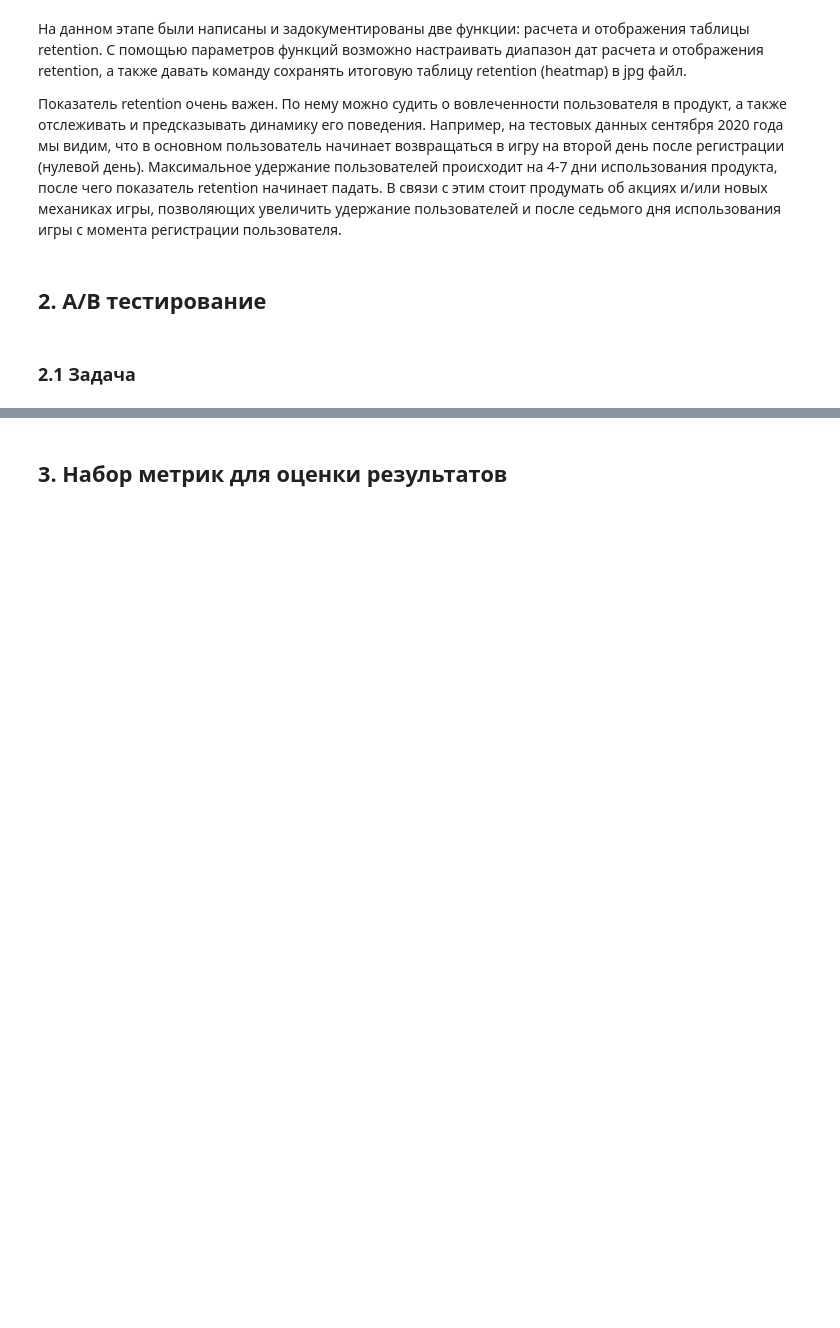
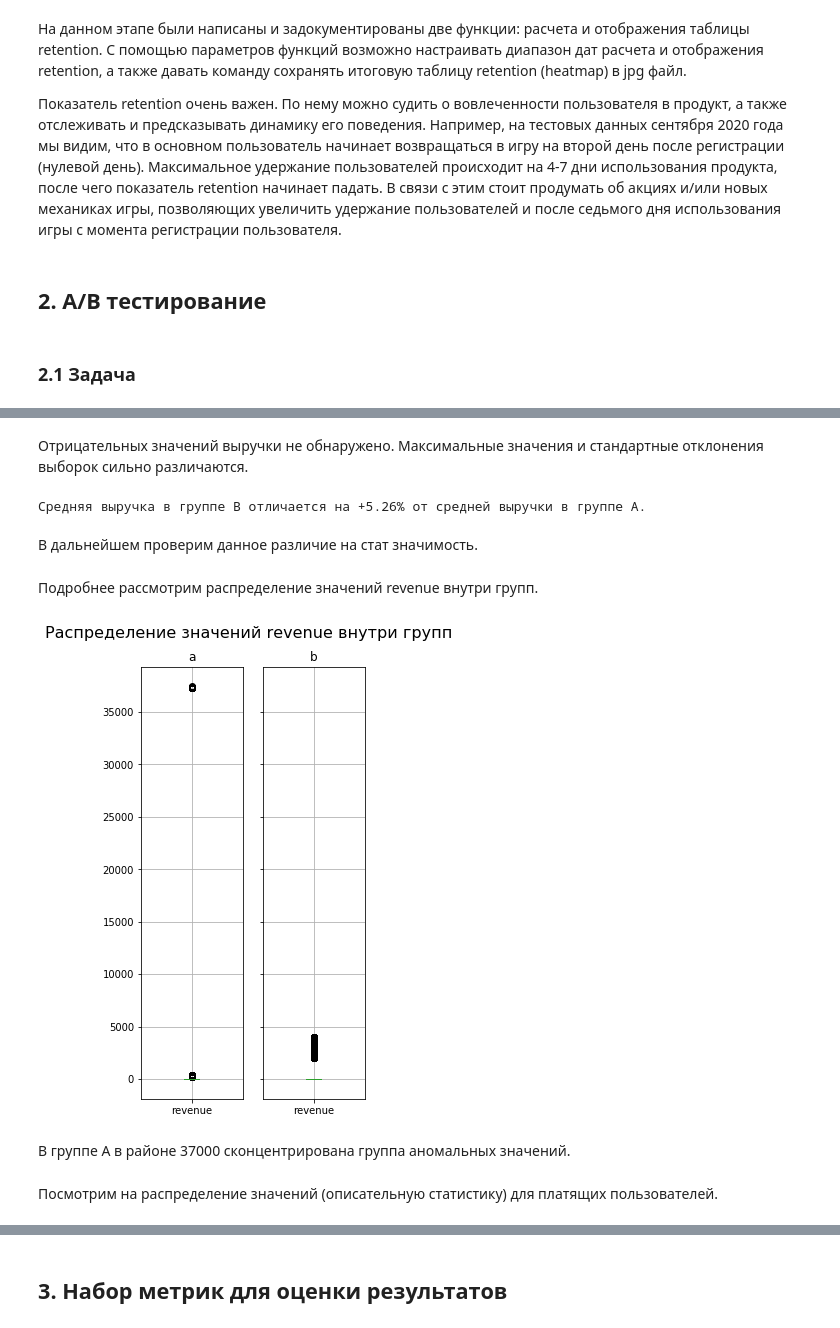
Before and after one commit to nktnlx/data_analysis_course, a Jupyter notebook: 37_final_project/final_project.ipynb, the cells around one changed output, grey strips where cells are left out. Saved outputs shown, nothing was run; the diff lists cells and outputs as text; code cells hidden in the pictures; blank space fills up the shorter version.

```diff
--- a/37_final_project/final_project.ipynb
+++ b/37_final_project/final_project.ipynb
@@ -636,0 +772,32 @@ plot_retention(retention_test, product_lt=23, user_lt=10, savefig=True)
+# %% [markdown]
+Отрицательных значений выручки не обнаружено. Максимальные значения и стандартные отклонения выборок сильно различаются.
+# %%
+# подсчет процентного соотношения средней выручки
+rev_dif = ab[ab['testgroup'] == 'b'].revenue.mean() / ab[ab['testgroup'] == 'a'].revenue.mean()
+
+# автоматизация знака разницы средней выручки при выводе на печать
+if rev_dif - 1 > 0:
+    sign = '+'
+else:
+    sign = ''
+
+print(f'Средняя выручка в группе B отличается на {sign}{rev_dif - 1:.2%} от средней выручки в группе А.')
+# %% [output]
+Средняя выручка в группе B отличается на +5.26% от средней выручки в группе А.
+# %% [markdown]
+В дальнейшем проверим данное различие на стат значимость.
+# %% [markdown]
+Подробнее рассмотрим распределение значений revenue внутри групп.
+# %%
+# построение графика типа боксплот (для revenue)
+ab.groupby(['testgroup']).boxplot(column='revenue',
+                                    figsize=(6, 8),
+                                    layout=(1, 3));
+
+plt.figtext(.35, .95,'Распределение значений revenue внутри групп', fontsize=16, ha='center');
+# %% [output]
+[figure, added]
+# %% [markdown]
+В группе А в районе 37000 сконцентрирована группа аномальных значений.
+# %% [markdown]
+Посмотрим на распределение значений (описательную статистику) для платящих пользователей.
```
Also changed, not shown: parts of 98 cells of this notebook.
